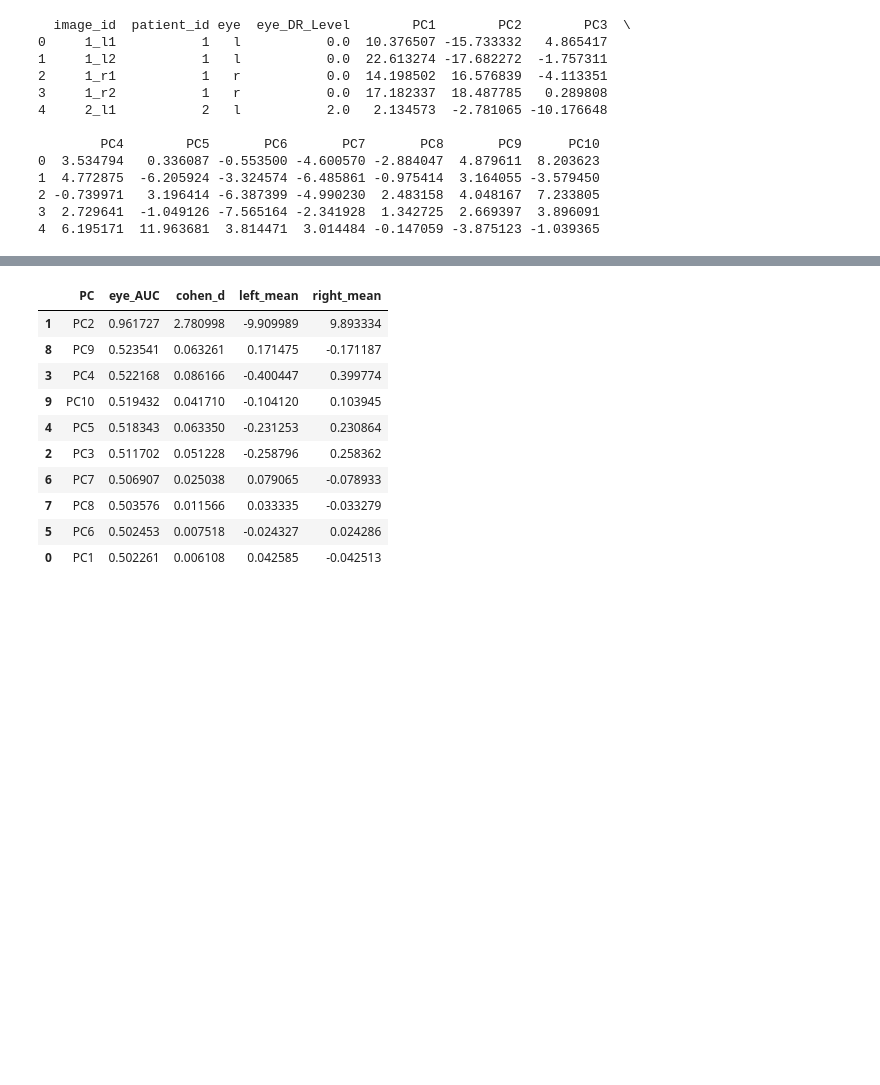
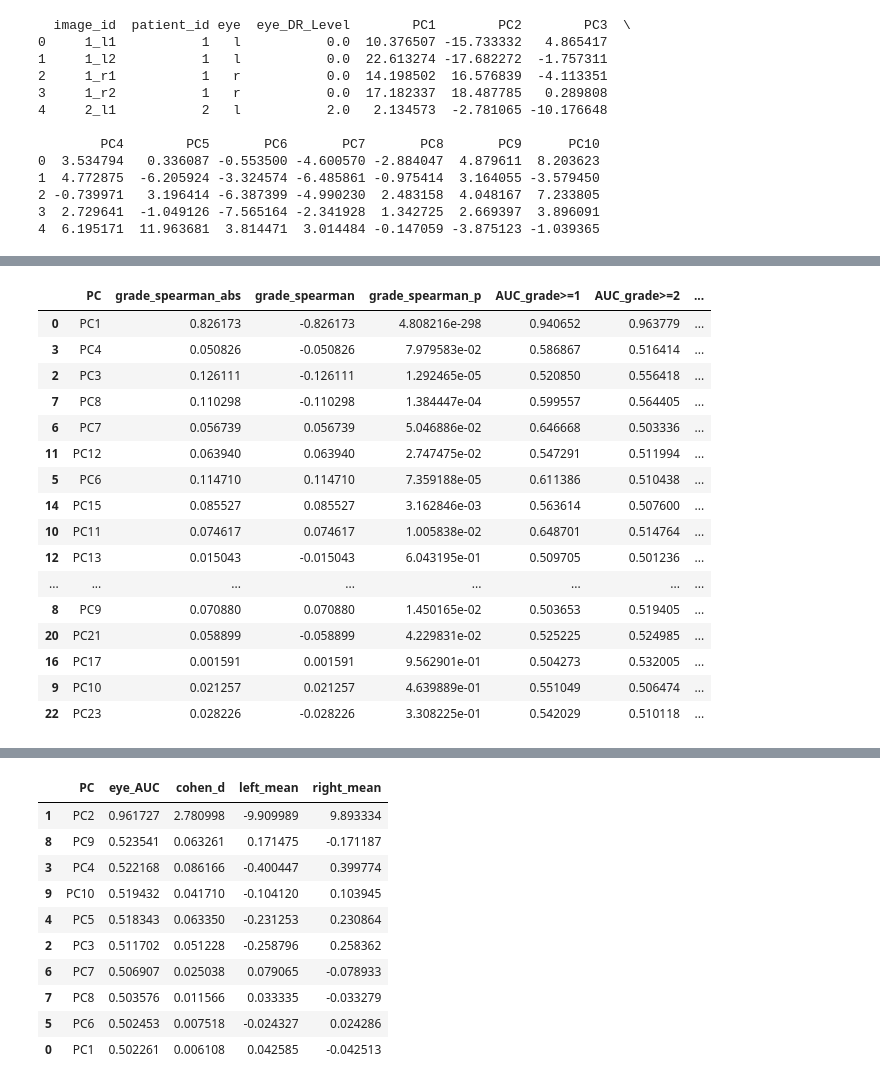
Before and after one commit to epsilonXR/test_DR, a Jupyter notebook: DR_grade_FVs_medsiglip_drvalid_PCA.ipynb, the cells around one changed output, grey strips where cells are left out. Drawn from its saved outputs; the diff is of its cells as text; code cells hidden in the pictures; blank space fills up the shorter version.

```diff
--- a/DR_grade_FVs_medsiglip_drvalid_PCA.ipynb
+++ b/DR_grade_FVs_medsiglip_drvalid_PCA.ipynb
@@ -101,0 +164,90 @@ print(pca_df[["image_id", "patient_id", "eye", "eye_DR_Level", "PC1", "PC2", "PC
+# %%
+from sklearn.metrics import roc_auc_score
+from scipy.stats import spearmanr
+import pandas as pd
+import numpy as np
+
+GRADE_COL = "patient_DR_Level"   # 这里改成你自己的病变等级列名，例如 "DR_grade"
+N_PC = 50
+
+def safe_auc(y_binary, score):
+    """
+    计算二分类AUC。
+    如果只有一个类别，返回 NaN。
+    因为PC方向正负是任意的，所以取 max(AUC, 1-AUC)。
+    """
+    y_binary = np.asarray(y_binary)
+    score = np.asarray(score)
+
+    if len(np.unique(y_binary)) < 2:
+        return np.nan
+
+    auc = roc_auc_score(y_binary, score)
+    return max(auc, 1 - auc)
+
+
+rows = []
+
+for i in range(N_PC):
+    pc = f"PC{i+1}"
+
+    tmp = pca_df[[pc, GRADE_COL]].dropna()
+
+    y_grade = tmp[GRADE_COL].astype(int)
+    score = tmp[pc].values
+
+    # 1. 等级与PC的单调相关性
+    spearman_r, spearman_p = spearmanr(y_grade, score)
+
+    # PC方向任意，所以相关系数也建议看绝对值
+    spearman_abs = abs(spearman_r)
+
+    # 2. 多个临床阈值下的AUC
+    # grade >= 1 : 是否有病变
+    # grade >= 2 : 是否中度及以上
+    # grade >= 3 : 是否重度及以上
+    # grade >= 4 : 是否PDR
+    auc_ge_1 = safe_auc(y_grade >= 1, score)
+    auc_ge_2 = safe_auc(y_grade >= 2, score)
+    auc_ge_3 = safe_auc(y_grade >= 3, score)
+    auc_ge_4 = safe_auc(y_grade >= 4, score)
+
+    auc_list = [auc_ge_1, auc_ge_2, auc_ge_3, auc_ge_4]
+    mean_threshold_auc = np.nanmean(auc_list)
+
+    rows.append({
+        "PC": pc,
+        "grade_spearman_abs": spearman_abs,
+        "grade_spearman": spearman_r,
+        "grade_spearman_p": spearman_p,
+        "AUC_grade>=1": auc_ge_1,
+        "AUC_grade>=2": auc_ge_2,
+        "AUC_grade>=3": auc_ge_3,
+        "AUC_grade>=4": auc_ge_4,
+        "mean_grade_AUC": mean_threshold_auc,
+        "explained_var": pca.explained_variance_ratio_[i],
+    })
+
+grade_pc_table = pd.DataFrame(rows).sort_values(
+    "mean_grade_AUC", ascending=False
+)
+
+grade_pc_table.head(20)
+# %% [output]
+|  | PC | grade_spearman_abs | grade_spearman | grade_spearman_p | AUC_grade>=1 | AUC_grade>=2 | ... |
+| 0 | PC1 | 0.826173 | -0.826173 | 4.808216e-298 | 0.940652 | 0.963779 | ... |
+| 3 | PC4 | 0.050826 | -0.050826 | 7.979583e-02 | 0.586867 | 0.516414 | ... |
+| 2 | PC3 | 0.126111 | -0.126111 | 1.292465e-05 | 0.520850 | 0.556418 | ... |
+| 7 | PC8 | 0.110298 | -0.110298 | 1.384447e-04 | 0.599557 | 0.564405 | ... |
+| 6 | PC7 | 0.056739 | 0.056739 | 5.046886e-02 | 0.646668 | 0.503336 | ... |
+| 11 | PC12 | 0.063940 | 0.063940 | 2.747475e-02 | 0.547291 | 0.511994 | ... |
+| 5 | PC6 | 0.114710 | 0.114710 | 7.359188e-05 | 0.611386 | 0.510438 | ... |
+| 14 | PC15 | 0.085527 | 0.085527 | 3.162846e-03 | 0.563614 | 0.507600 | ... |
+| 10 | PC11 | 0.074617 | 0.074617 | 1.005838e-02 | 0.648701 | 0.514764 | ... |
+| 12 | PC13 | 0.015043 | -0.015043 | 6.043195e-01 | 0.509705 | 0.501236 | ... |
+| ... | ... | ... | ... | ... | ... | ... | ... |
+| 8 | PC9 | 0.070880 | 0.070880 | 1.450165e-02 | 0.503653 | 0.519405 | ... |
+| 20 | PC21 | 0.058899 | -0.058899 | 4.229831e-02 | 0.525225 | 0.524985 | ... |
+| 16 | PC17 | 0.001591 | 0.001591 | 9.562901e-01 | 0.504273 | 0.532005 | ... |
+| 9 | PC10 | 0.021257 | 0.021257 | 4.639889e-01 | 0.551049 | 0.506474 | ... |
+| 22 | PC23 | 0.028226 | -0.028226 | 3.308225e-01 | 0.542029 | 0.510118 | ... |
```
Also changed, not shown: parts of 16 cells of this notebook, 3 other files.
